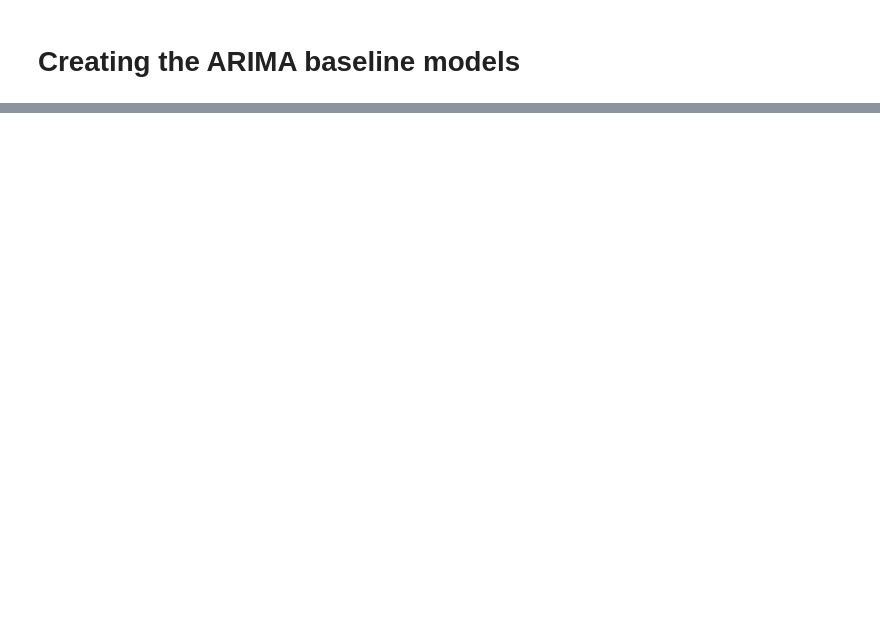
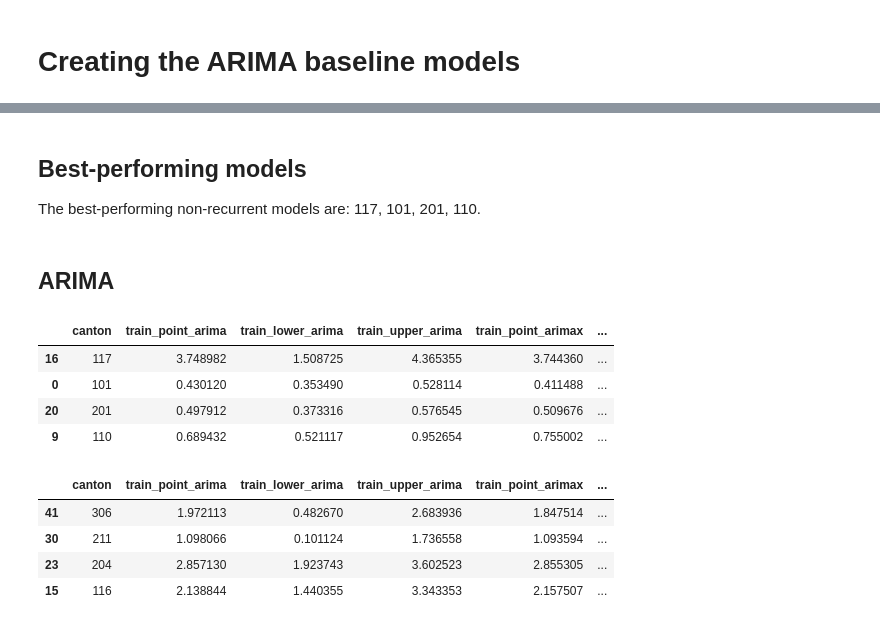
Before and after one commit to artisticlimon/dengue-recurrent-cr, a Jupyter notebook: 0_notebooks/arima_baseline.ipynb, the cells around one changed output, grey strips where cells are left out. Cells and saved outputs as stored; diff of their text form; code cells hidden in the pictures; blank space fills up the shorter version.

Commit message:
chore: add notebooks with only nrmse comparison and remove them from other notebooks

```diff
--- a/0_notebooks/arima_baseline.ipynb
+++ b/0_notebooks/arima_baseline.ipynb
@@ -374,0 +16,25 @@ plt.show()
+# %% [markdown]
+## Best-performing models
+
+The best-performing non-recurrent models are: 117, 101, 201, 110.
+# %%
+confint = pd.read_csv(
+        f"../data/metrics/nrmse_arima_confint.csv"
+    )
+# %% [markdown]
+## ARIMA
+# %%
+sorted_confint_arima = confint.sort_values(by = "test_point_arima", ascending = True)
+display(sorted_confint_arima.head(4))
+display(sorted_confint_arima.tail(4))
+# %% [output]
+|  | canton | train_point_arima | train_lower_arima | train_upper_arima | train_point_arimax | ... |
+| 16 | 117 | 3.748982 | 1.508725 | 4.365355 | 3.744360 | ... |
+| 0 | 101 | 0.430120 | 0.353490 | 0.528114 | 0.411488 | ... |
+| 20 | 201 | 0.497912 | 0.373316 | 0.576545 | 0.509676 | ... |
+| 9 | 110 | 0.689432 | 0.521117 | 0.952654 | 0.755002 | ... |
+|  | canton | train_point_arima | train_lower_arima | train_upper_arima | train_point_arimax | ... |
+| 41 | 306 | 1.972113 | 0.482670 | 2.683936 | 1.847514 | ... |
+| 30 | 211 | 1.098066 | 0.101124 | 1.736558 | 1.093594 | ... |
+| 23 | 204 | 2.857130 | 1.923743 | 3.602523 | 2.855305 | ... |
+| 15 | 116 | 2.138844 | 1.440355 | 3.343353 | 2.157507 | ... |
```
Also changed, not shown: parts of 39 cells of this notebook, 2 other files.
